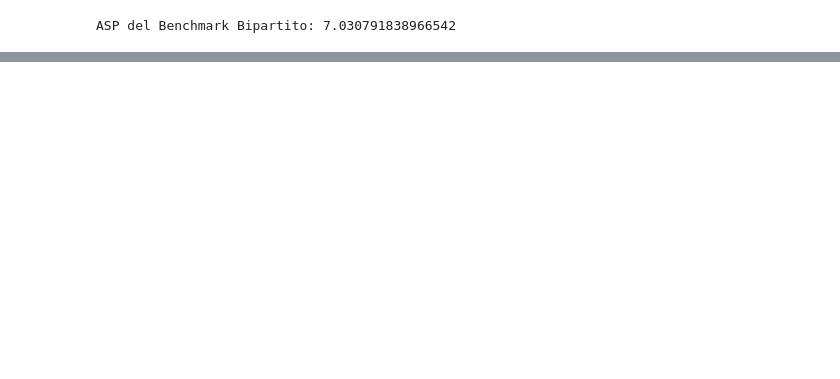
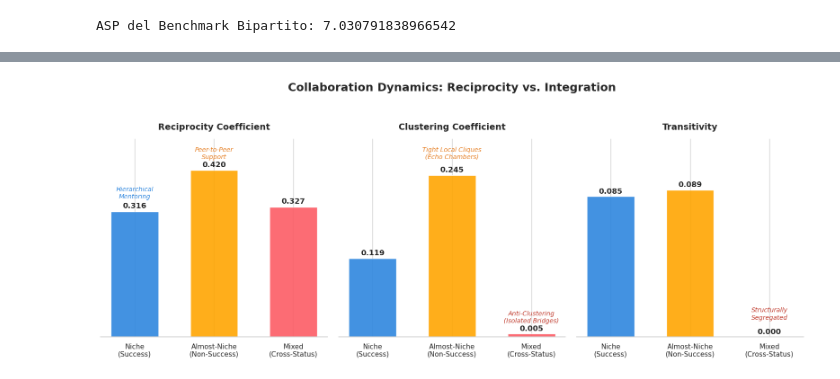
Before and after one commit to asiapanizza/data_mining, a Jupyter notebook: 6_plots.ipynb, the cells around one changed output, grey strips where cells are left out. Saved outputs shown, nothing was run; the diff lists cells and outputs as text; code cells hidden in the pictures; blank space fills up the shorter version.

```diff
--- a/6_plots.ipynb
+++ b/6_plots.ipynb
@@ -131,0 +407,78 @@ print(latex_table)
+# %%
+import matplotlib.pyplot as plt
+import numpy as np
+import seaborn as sns
+
+# Impostazioni stile
+sns.set_theme(style="whitegrid")
+plt.rcParams['font.family'] = 'sans-serif'
+
+# Dati estratti dal tuo testo
+graphs = ['Niche\n(Success)', 'Almost-Niche\n(Non-Success)', 'Mixed\n(Cross-Status)']
+colors = ['#2E86DE', '#FFA502', '#FC5C65'] # Blu, Arancio, Rosso
+
+# Valori
+reciprocity = [0.316, 0.420, 0.327]
+clustering = [0.119, 0.245, 0.005] # 0.005 visuale per il mixed (quasi zero)
+transitivity = [0.085, 0.089, 0.000]
+
+# Creazione della figura con 3 subplot
+fig, axes = plt.subplots(1, 3, figsize=(16, 6))
+
+# --- PLOT 1: RECIPROCITY ---
+ax1 = axes[0]
+bars1 = ax1.bar(graphs, reciprocity, color=colors, alpha=0.9, width=0.6)
+ax1.set_title('Reciprocity Coefficient', fontsize=14, fontweight='bold', pad=15)
+ax1.set_ylim(0, 0.5)
+
+# Annotazioni specifiche per Reciprocity
+for i, (bar, val) in enumerate(zip(bars1, reciprocity)):
+    ax1.text(bar.get_x() + bar.get_width()/2, val + 0.01, f'{val:.3f}',
+             ha='center', fontweight='bold')
+
+# Interpretazione (dal tuo testo)
+ax1.text(0, 0.35, "Hierarchical\nMentoring", ha='center', color='#2E86DE', fontsize=10, style='italic')
+ax1.text(1, 0.45, "Peer-to-Peer\nSupport", ha='center', color='#E67E22', fontsize=10, style='italic')
+
+# --- PLOT 2: CLUSTERING ---
+ax2 = axes[1]
+bars2 = ax2.bar(graphs, clustering, color=colors, alpha=0.9, width=0.6)
+ax2.set_title('Clustering Coefficient', fontsize=14, fontweight='bold', pad=15)
+ax2.set_ylim(0, 0.3)
+
+# Annotazioni
+for i, (bar, val) in enumerate(zip(bars2, clustering)):
+    ax2.text(bar.get_x() + bar.get_width()/2, val + 0.005, f'{val:.3f}',
+             ha='center', fontweight='bold')
+
+# Interpretazione
+ax2.text(1, 0.27, "Tight Local Cliques\n(Echo Chambers)", ha='center', color='#E67E22', fontsize=10, style='italic')
+ax2.text(2, 0.02, "Anti-Clustering\n(Isolated Bridges)", ha='center', va='bottom', color='#C0392B', fontsize=10, style='italic')
+
+# --- PLOT 3: TRANSITIVITY ---
+ax3 = axes[2]
+bars3 = ax3.bar(graphs, transitivity, color=colors, alpha=0.9, width=0.6)
+ax3.set_title('Transitivity', fontsize=14, fontweight='bold', pad=15)
+ax3.set_ylim(0, 0.12)
+
+# Annotazioni
+for i, (bar, val) in enumerate(zip(bars3, transitivity)):
+    ax3.text(bar.get_x() + bar.get_width()/2, val + 0.002, f'{val:.3f}',
+             ha='center', fontweight='bold')
+
+# Interpretazione
+ax3.text(2, 0.01, "Structurally\nSegregated", ha='center', va='bottom', color='#C0392B', fontsize=10, style='italic')
+
+
+# Pulizia finale
+for ax in axes:
+    ax.grid(axis='y', linestyle='--', alpha=0.5)
+    sns.despine(ax=ax, left=True)
+    ax.set_yticks([]) # Rimuovo i numeri sull'asse Y per pulizia (i valori sono sulle barre)
+
+plt.suptitle('Collaboration Dynamics: Reciprocity vs. Integration', fontsize=18, fontweight='bold', y=1.05)
+plt.tight_layout()
+plt.savefig('collaboration_metrics.svg', bbox_inches='tight')
+plt.show()
+# %% [output]
+[figure, added]
```
Also changed, not shown: parts of 4 cells of this notebook.
